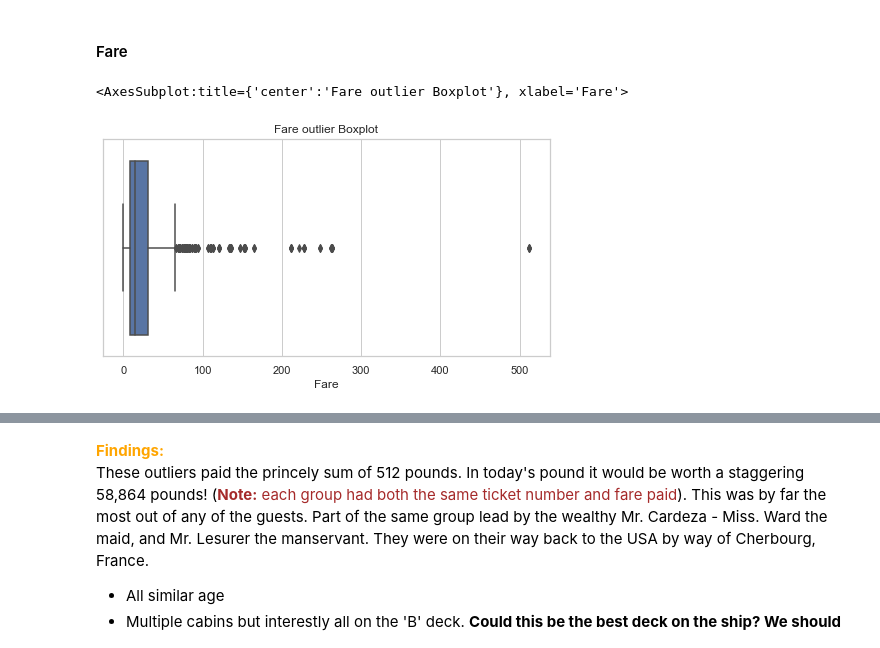
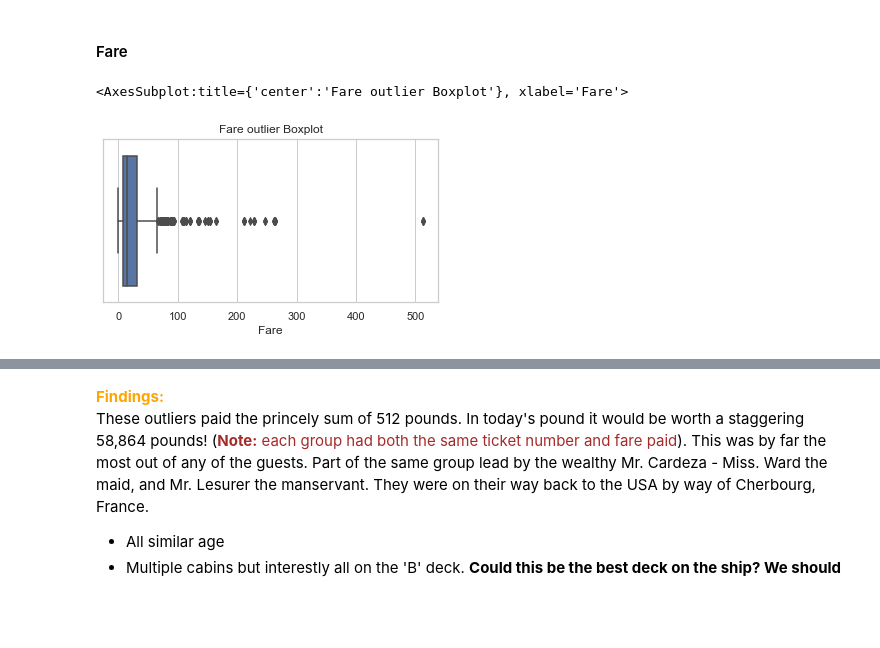
Before and after one commit to johnklee/kutils_analysis, a Jupyter notebook: demo/kaggle_titanic.ipynb, the cells around one changed output, grey strips where cells are left out. Saved outputs shown, nothing was run; the diff lists cells and outputs as text; code cells hidden in the pictures; blank space fills up the shorter version.

```diff
--- a/demo/kaggle_titanic.ipynb
+++ b/demo/kaggle_titanic.ipynb
@@ -374,11 +474,11 @@ fig = als_bar.sns_countplot(
 <a id='outlier_fare'></a>
 #### Fare
 # %%
-als_box.set_figsize((8, 4))
+als_box.set_figsize((6, 3))
 als_box.s_boxplot("Fare", title='Fare outlier Boxplot')
 # %% [output]
 <AxesSubplot:title={'center':'Fare outlier Boxplot'}, xlabel='Fare'>
-[figure, old version]
+[figure, new version]
 # %%
 train_df.loc[train_df['Fare'] > 500]
 # %% [output]
```
Also changed, not shown: parts of 78 cells of this notebook, 1 other file.
